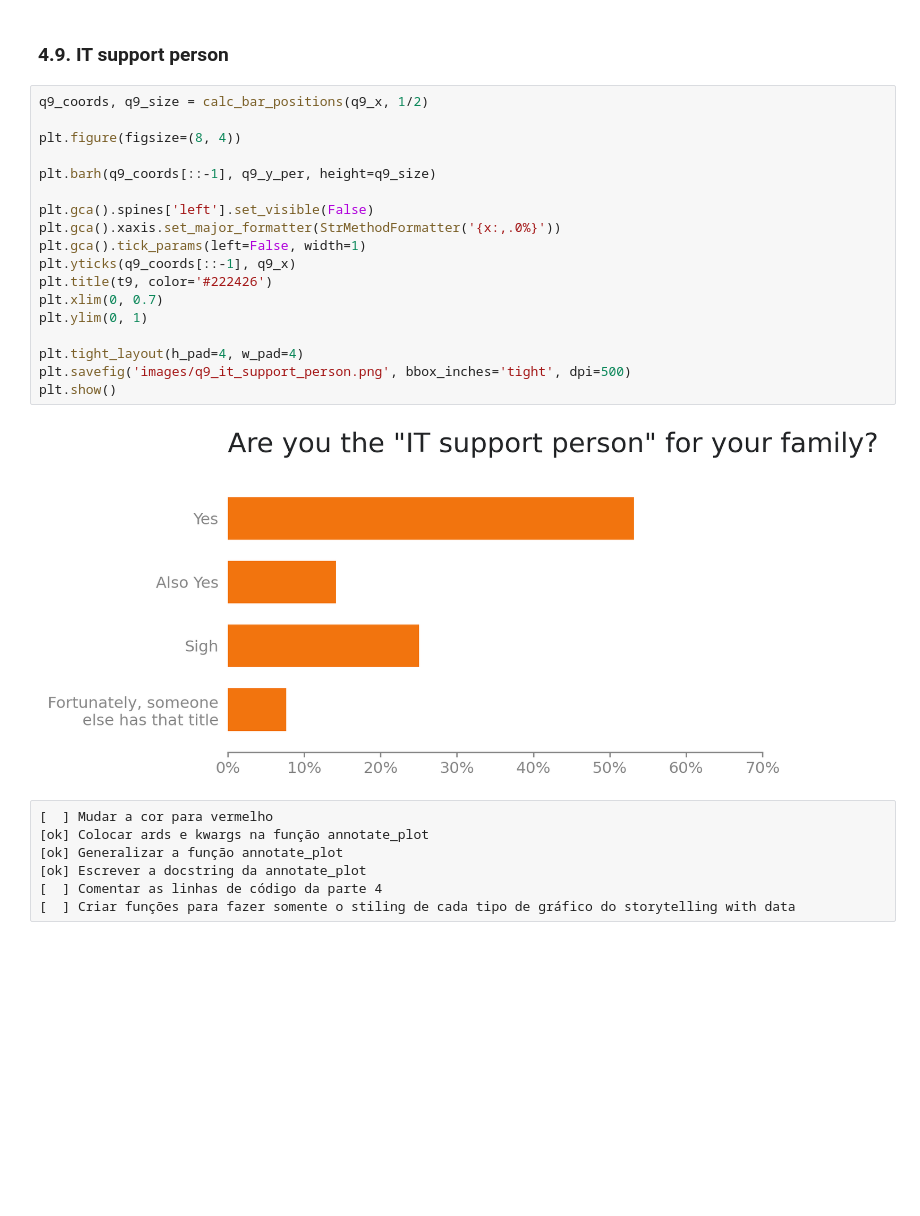
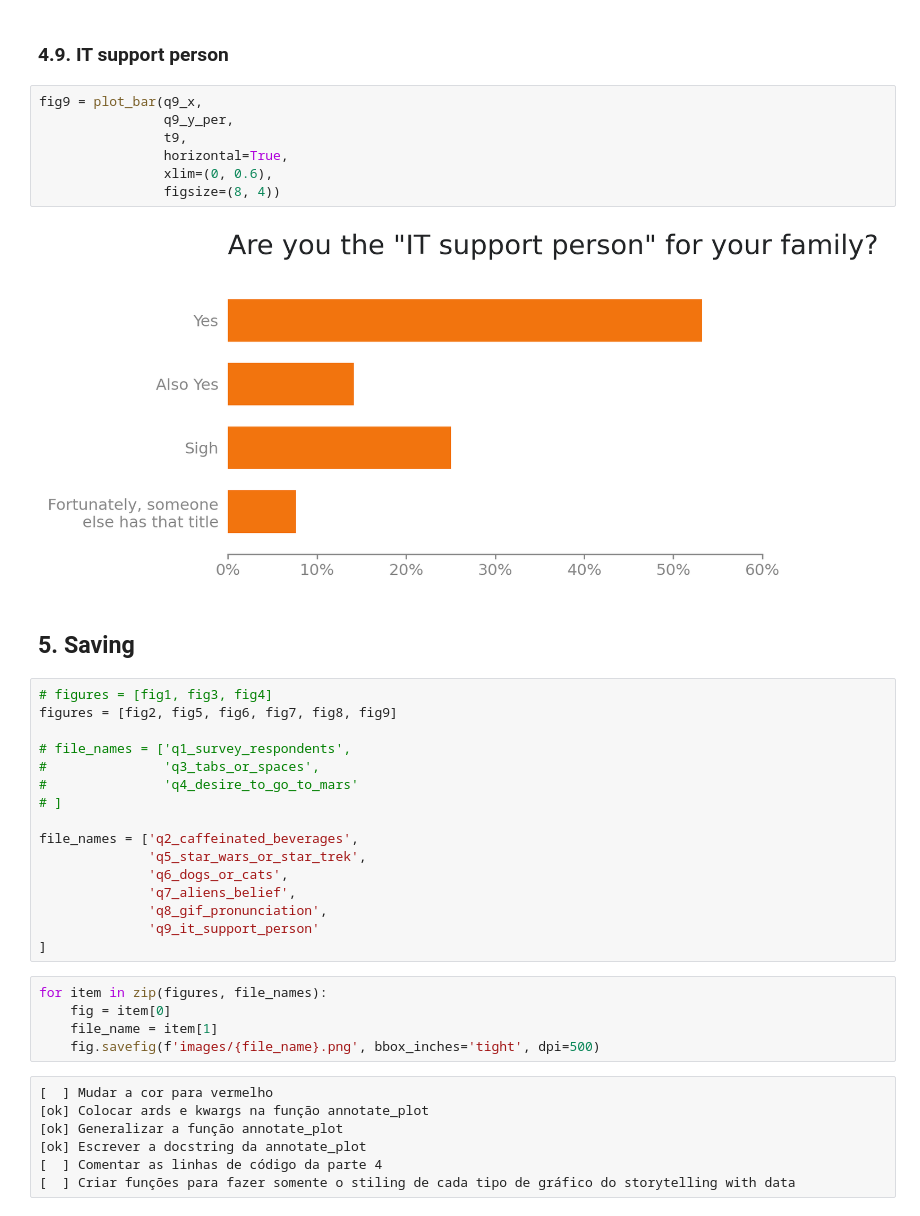
Before and after one commit to gabrieltempass/stack-overflow-survey, a Jupyter notebook: stack_overflow_survey.ipynb, the cells around one changed output. Saved outputs shown, nothing was run; the diff lists cells and outputs as text; blank space fills up the shorter version.

```diff
--- a/stack_overflow_survey.ipynb
+++ b/stack_overflow_survey.ipynb
@@ -648,25 +628,37 @@ plt.show()
 # %% [markdown]
 ### 4.9. IT support person
-# %%
-q9_coords, q9_size = calc_bar_positions(q9_x, 1/2)
-
-plt.figure(figsize=(8, 4))
-
-plt.barh(q9_coords[::-1], q9_y_per, height=q9_size)
-
-plt.gca().spines['left'].set_visible(False)
-plt.gca().xaxis.set_major_formatter(StrMethodFormatter('{x:,.0%}'))
-plt.gca().tick_params(left=False, width=1)
-plt.yticks(q9_coords[::-1], q9_x)
-plt.title(t9, color='#222426')
-plt.xlim(0, 0.7)
-plt.ylim(0, 1)
-
-plt.tight_layout(h_pad=4, w_pad=4)
-plt.savefig('images/q9_it_support_person.png', bbox_inches='tight', dpi=500)
-plt.show()
-# %% [output]
-[figure, removed]
+# %%
+fig9 = plot_bar(q9_x,
+                q9_y_per,
+                t9,
+                horizontal=True,
+                xlim=(0, 0.6),
+                figsize=(8, 4))
+# %% [output]
+[figure, added]
+# %% [markdown]
+## 5. Saving
+# %%
+# figures = [fig1, fig3, fig4]
+figures = [fig2, fig5, fig6, fig7, fig8, fig9]
+
+# file_names = ['q1_survey_respondents',
+#               'q3_tabs_or_spaces',
+#               'q4_desire_to_go_to_mars'
+# ]
+
+file_names = ['q2_caffeinated_beverages',
+              'q5_star_wars_or_star_trek',
+              'q6_dogs_or_cats',
+              'q7_aliens_belief',
+              'q8_gif_pronunciation',
+              'q9_it_support_person'
+]
+# %%
+for item in zip(figures, file_names):
+    fig = item[0]
+    file_name = item[1]
+    fig.savefig(f'images/{file_name}.png', bbox_inches='tight', dpi=500)
 # %% [raw]
 [  ] Mudar a cor para vermelho
 [ok] Colocar ards e kwargs na função annotate_plot
```
Also changed, not shown: parts of 17 cells of this notebook.
